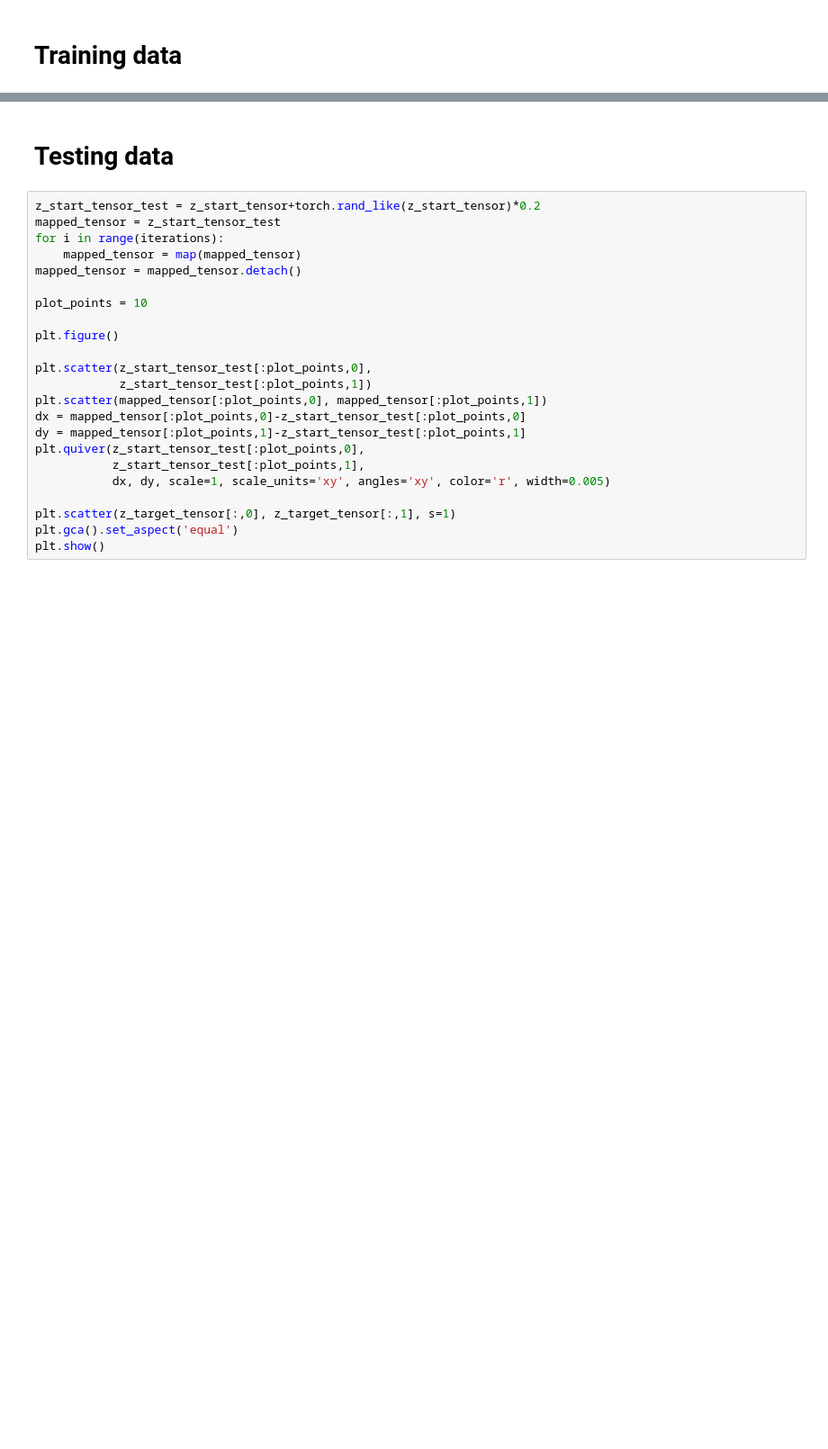
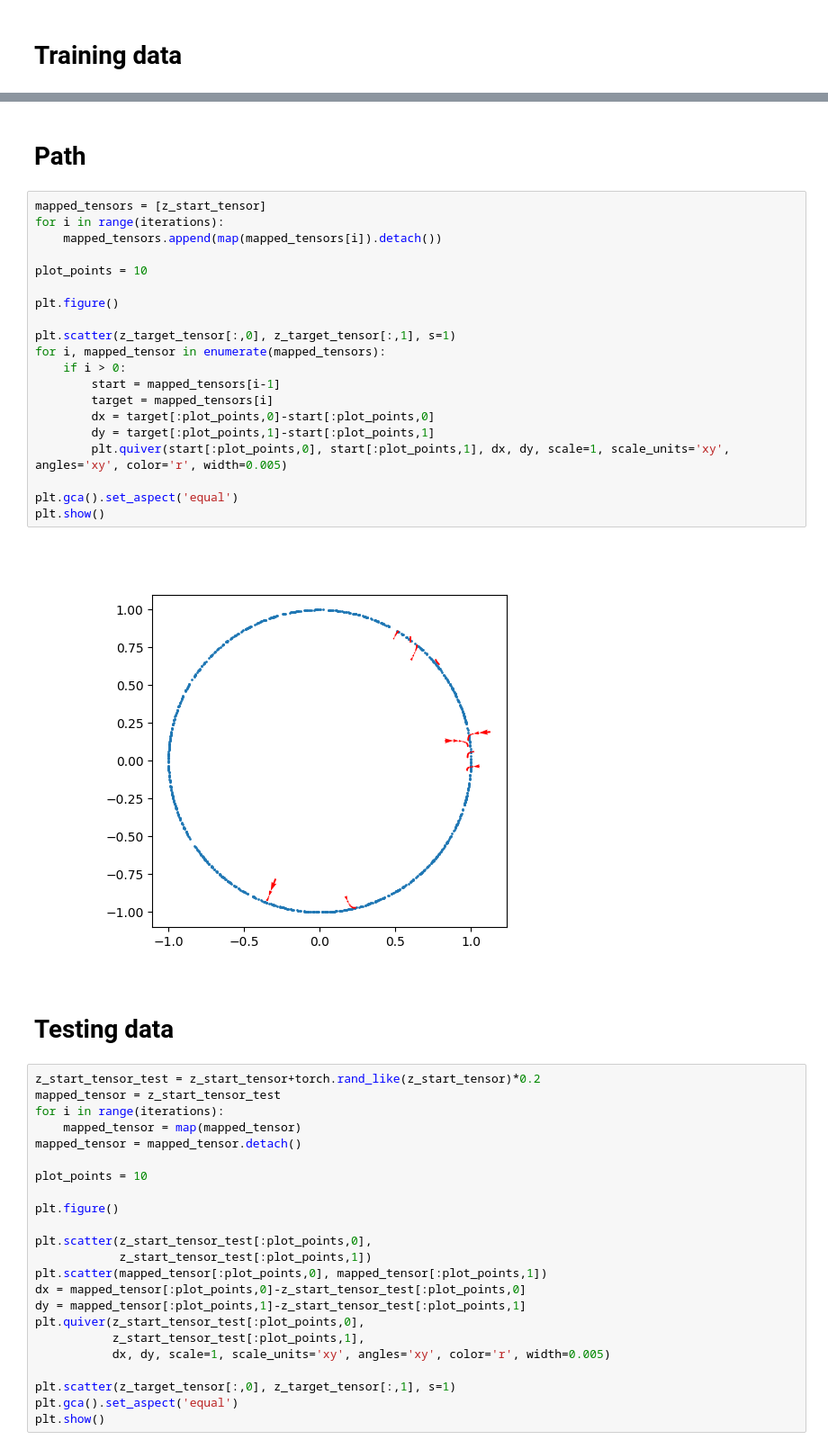
Before and after one commit to rcpaffenroth/iterativennsimple, a Jupyter notebook: notebooks/3-rcp-iterated-2D-problems.ipynb, the cells around one changed output, grey strips where cells are left out. Shown at 90% size. Cells and saved outputs as stored; diff of their text form; blank space fills up the shorter version.

```diff
--- a/notebooks/3-rcp-iterated-2D-problems.ipynb
+++ b/notebooks/3-rcp-iterated-2D-problems.ipynb
@@ -124,3 +124,27 @@ plt.show()
+# %% [markdown]
+# Path
+# %%
+mapped_tensors = [z_start_tensor]
+for i in range(iterations):
+    mapped_tensors.append(map(mapped_tensors[i]).detach())
+
+plot_points = 10
+
+plt.figure()
+
+plt.scatter(z_target_tensor[:,0], z_target_tensor[:,1], s=1)
+for i, mapped_tensor in enumerate(mapped_tensors):
+    if i > 0:
+        start = mapped_tensors[i-1]
+        target = mapped_tensors[i]
+        dx = target[:plot_points,0]-start[:plot_points,0]
+        dy = target[:plot_points,1]-start[:plot_points,1]
+        plt.quiver(start[:plot_points,0], start[:plot_points,1], dx, dy, scale=1, scale_units='xy', angles='xy', color='r', width=0.005)
+
+plt.gca().set_aspect('equal')
+plt.show()
+# %% [output]
+[figure, added]
 # %% [markdown]
 # Testing data
 # %%
```
Also changed, not shown: parts of 5 cells of this notebook, 2 other files.
